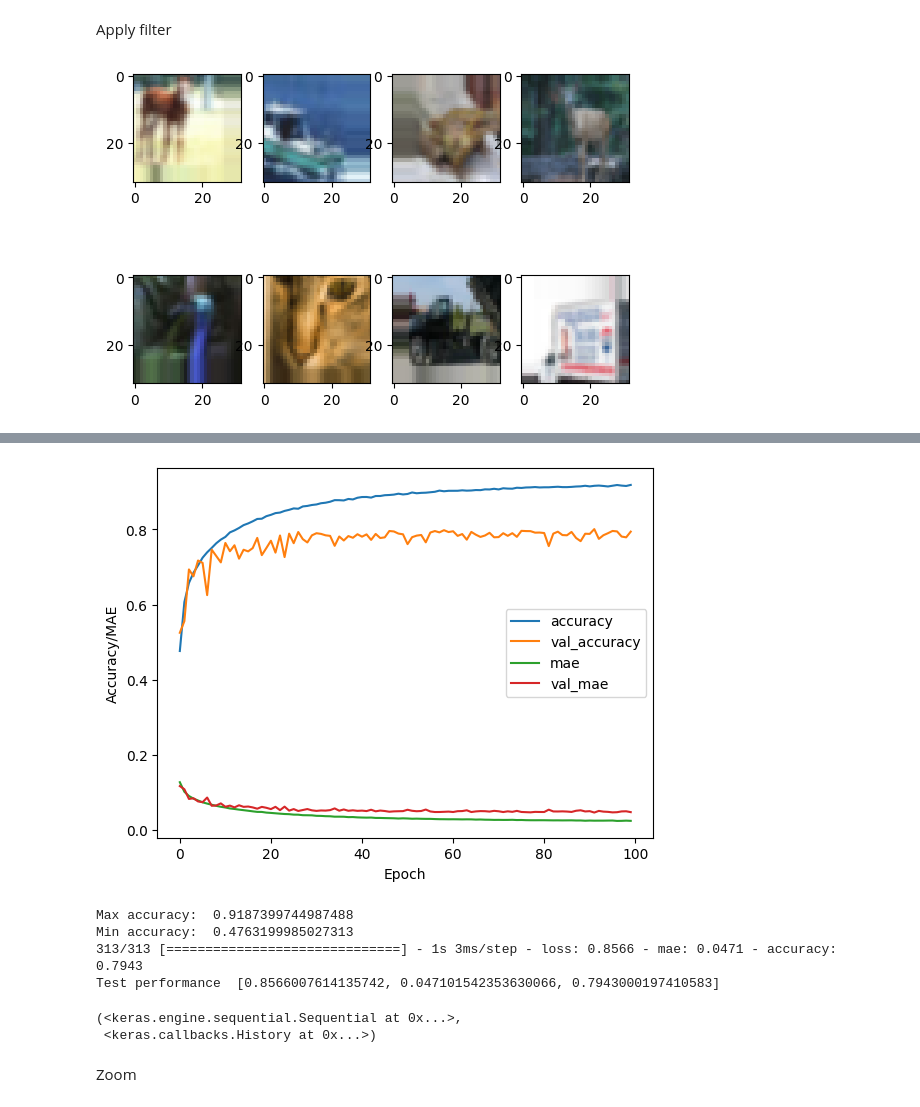
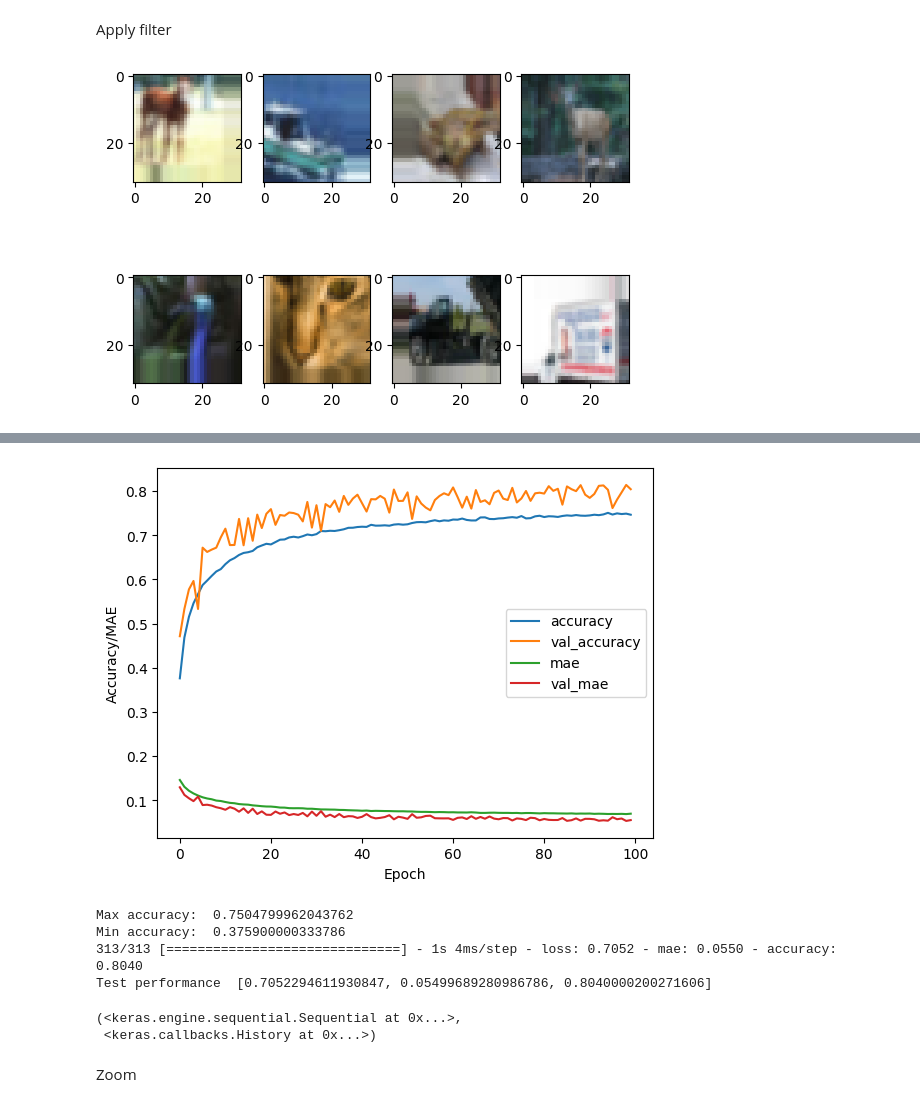
Before and after one commit to alexngUNC/FNN-Regularization, a Jupyter notebook: cifar-10DataAug.ipynb, the cells around one changed output, grey strips where cells are left out. Saved outputs shown, nothing was run; the diff lists cells and outputs as text; code cells hidden in the pictures.

```diff
--- a/cifar-10DataAug.ipynb
+++ b/cifar-10DataAug.ipynb
@@ -214,11 +233,10 @@ Test performance  [0.855897068977356, 0.047928337007761, 0.7958999872207642]
 Flip horizontally
 # %%
 dataaug = ImageDataGenerator(rotation_range=540)
-dataaug.fit(X_train)
+dataaug.fit(X_train, augment=True)
 
 sample  = dataaug.flow(X_train, y_train, batch_size=8, seed=100)
 X_batch, y_batch = next(sample)
-
 
 fig, axs = plt.subplots(2, 4)
 
@@ -233,6 +251,15 @@ axs[1,3].imshow(X_batch[7])
 
 plt.show()
 
+def build_and_plot3(activation='relu', kernel_size=(3,3), pool_size=(2,2), regularizer=None, lam=0.01, dropout=False, drop_prob1=0.2, drop_prob2=0.2, summarize=False, e=100, verbose=0):
+  model = build_cnn3(activation=activation, kernel_size=kernel_size, pool_size=pool_size, regularizer=regularizer, lam=lam, dropout=dropout, drop_prob1=drop_prob1, drop_prob2=drop_prob2, summarize=summarize)
+  history = model.fit(dataaug.flow(X_train, y_train), validation_data=(X_test, y_test), epochs=e, verbose=verbose)
+  show_acc(history, e)
+  print("Max accuracy: ", np.max(history.history['accuracy']))
+  print("Min accuracy: ", np.min(history.history['accuracy']))
+  print("Test performance ", model.evaluate(X_test, y_test))
+  return model, history
+
 build_and_plot3(regularizer=l2, lam=0.00001, dropout=True, drop_prob1=0.2, drop_prob2=0.2, e=100)
 # %% [output]
 [figure]
@@ -255,11 +282,10 @@ def noise(img):
     return img
 
 dataaug = ImageDataGenerator(preprocessing_function=noise)
-dataaug.fit(X_train)
+dataaug.fit(X_train, augment=True)
 
 sample  = dataaug.flow(X_train, y_train, batch_size=8, seed=100)
 X_batch, y_batch = next(sample)
-
 
 fig, axs = plt.subplots(2, 4)
 
@@ -273,5 +299,15 @@ axs[1,2].imshow(X_batch[6])
 axs[1,3].imshow(X_batch[7])
 
 plt.show()
+
+def build_and_plot3(activation='relu', kernel_size=(3,3), pool_size=(2,2), regularizer=None, lam=0.01, dropout=False, drop_prob1=0.2, drop_prob2=0.2, summarize=False, e=100, verbose=0):
+  model = build_cnn3(activation=activation, kernel_size=kernel_size, pool_size=pool_size, regularizer=regularizer, lam=lam, dropout=dropout, drop_prob1=drop_prob1, drop_prob2=drop_prob2, summarize=summarize)
+  history = model.fit(dataaug.flow(X_train, y_train), validation_data=(X_test, y_test), epochs=e, verbose=verbose)
+  show_acc(history, e)
+  print("Max accuracy: ", np.max(history.history['accuracy']))
+  print("Min accuracy: ", np.min(history.history['accuracy']))
+  print("Test performance ", model.evaluate(X_test, y_test))
+  return model, history
+
 build_and_plot3(regularizer=l2, lam=0.00001, dropout=True, drop_prob1=0.2, drop_prob2=0.2, e=100)
 # %% [output]
@@ -291,8 +327,10 @@ dataaug = ImageDataGenerator(width_shift_range=0.2, height_shift_range=0.2)
 dataaug.fit(X_train)
 
 sample  = dataaug.flow(X_train, y_train, batch_size=8, seed=100)
+dataaug.fit(X_train, augment=True)
+
+sample  = dataaug.flow(X_train, y_train, batch_size=8, seed=100)
 X_batch, y_batch = next(sample)
-
 
 fig, axs = plt.subplots(2, 4)
 
@@ -307,6 +345,15 @@ axs[1,3].imshow(X_batch[7])
 
 plt.show()
 
+def build_and_plot3(activation='relu', kernel_size=(3,3), pool_size=(2,2), regularizer=None, lam=0.01, dropout=False, drop_prob1=0.2, drop_prob2=0.2, summarize=False, e=100, verbose=0):
+  model = build_cnn3(activation=activation, kernel_size=kernel_size, pool_size=pool_size, regularizer=regularizer, lam=lam, dropout=dropout, drop_prob1=drop_prob1, drop_prob2=drop_prob2, summarize=summarize)
+  history = model.fit(dataaug.flow(X_train, y_train), validation_data=(X_test, y_test), epochs=e, verbose=verbose)
+  show_acc(history, e)
+  print("Max accuracy: ", np.max(history.history['accuracy']))
+  print("Min accuracy: ", np.min(history.history['accuracy']))
+  print("Test performance ", model.evaluate(X_test, y_test))
+  return model, history
+
 build_and_plot3(regularizer=l2, lam=0.00001, dropout=True, drop_prob1=0.2, drop_prob2=0.2, e=100)
 # %% [output]
 [figure]
@@ -314,8 +361,8 @@ build_and_plot3(regularizer=l2, lam=0.00001, dropout=True, drop_prob1=0.2, drop_
-[figure, old version]
+[figure, new version]
-Max accuracy:  0.9187399744987488
-Min accuracy:  0.4763199985027313
-313/313 [==============================] - 1s 3ms/step - loss: 0.8566 - mae: 0.0471 - accuracy: 0.7943
-Test performance  [0.8566007614135742, 0.047101542353630066, 0.7943000197410583]
+Max accuracy:  0.7504799962043762
+Min accuracy:  0.375900000333786
+313/313 [==============================] - 1s 4ms/step - loss: 0.7052 - mae: 0.0550 - accuracy: 0.8040
+Test performance  [0.7052294611930847, 0.05499689280986786, 0.8040000200271606]
 (<keras.engine.sequential.Sequential at 0x...>,
  <keras.callbacks.History at 0x...>)
 # %% [markdown]
```
Also changed, not shown: parts of 7 cells of this notebook.
